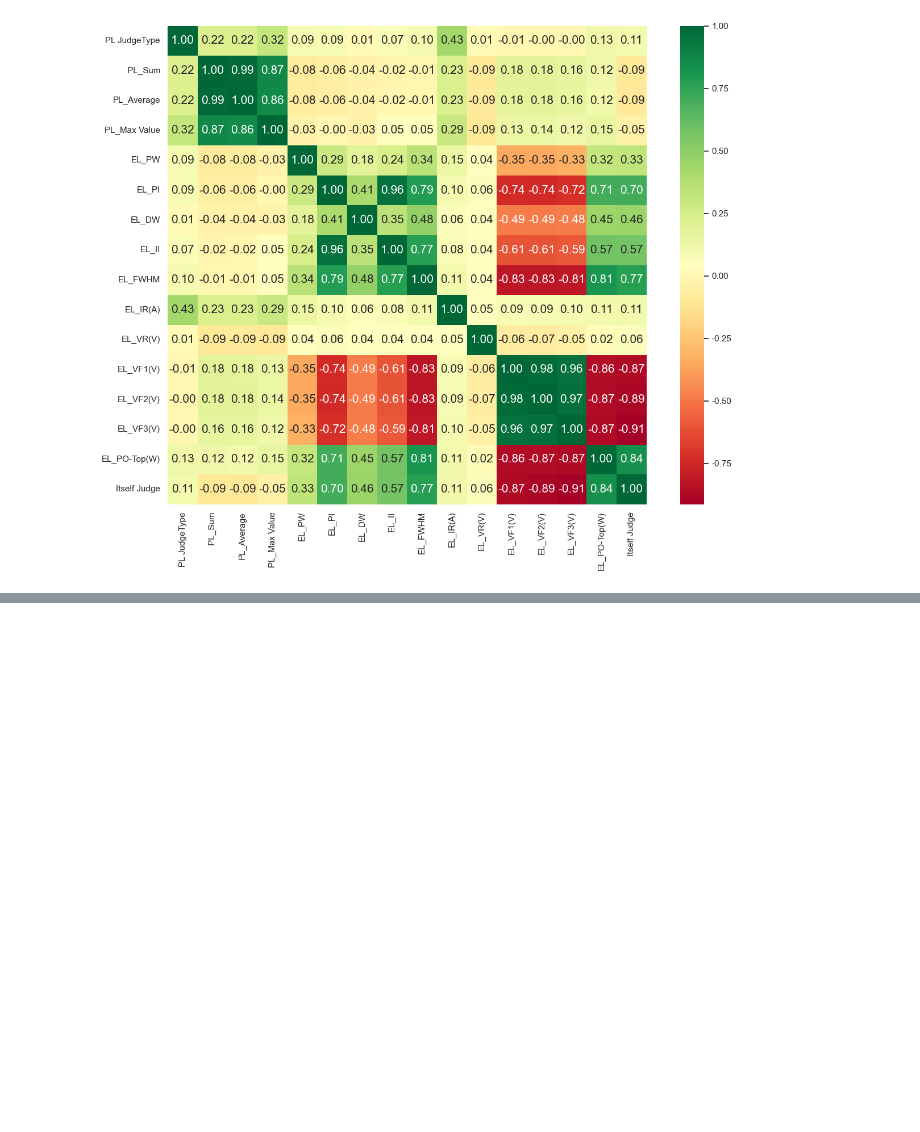
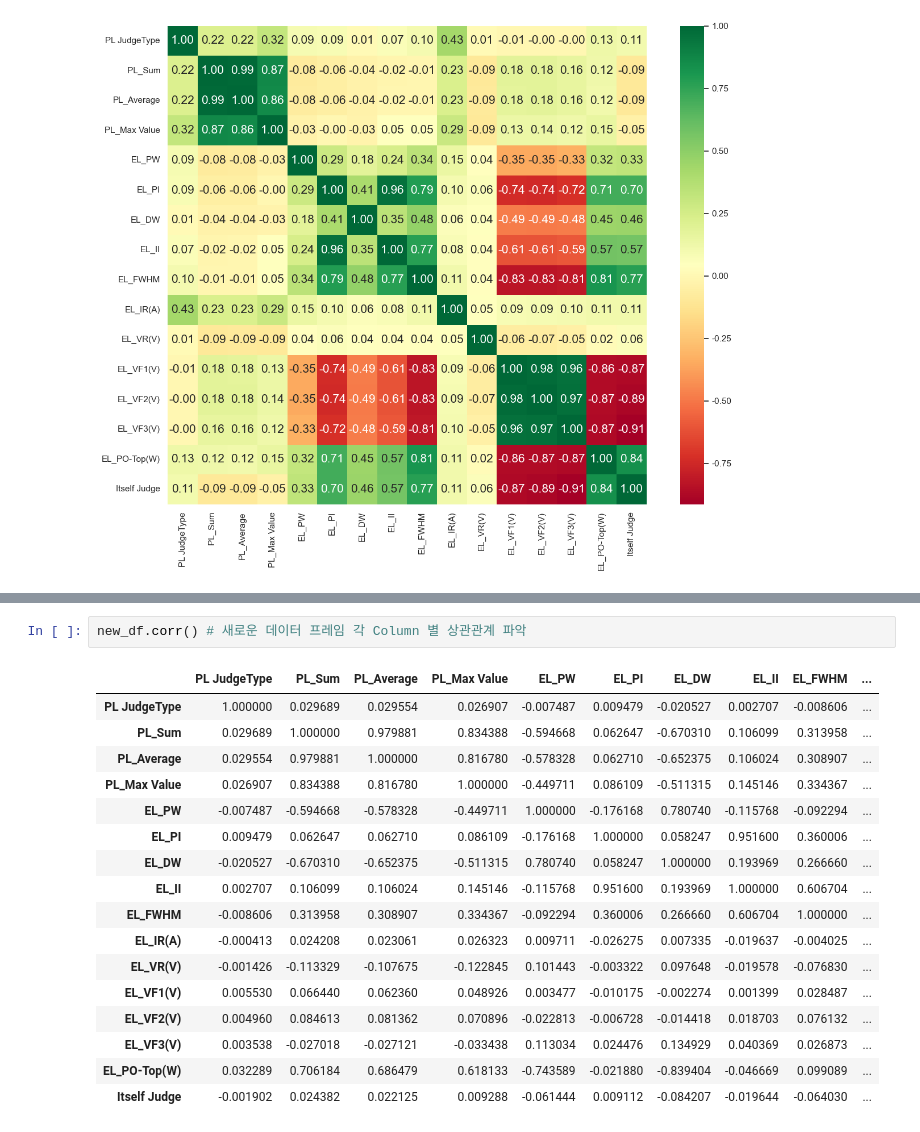
Before and after one commit to YKgroup-HYU/micro_led_analysis, a Jupyter notebook: doc/Final Document.ipynb, the cells around one changed output, grey strips where cells are left out. Saved outputs shown, nothing was run; the diff lists cells and outputs as text; blank space fills up the shorter version.

```diff
--- a/doc/Final Document.ipynb
+++ b/doc/Final Document.ipynb
@@ -149,0 +214,20 @@ plt.show()
+# %%
+new_df.corr() # 새로운 데이터 프레임 각 Column 별 상관관계 파악
+# %% [output]
+|  | PL JudgeType | PL_Sum | PL_Average | PL_Max Value | EL_PW | EL_PI | EL_DW | EL_II | EL_FWHM | ... |
+| PL JudgeType | 1.000000 | 0.029689 | 0.029554 | 0.026907 | -0.007487 | 0.009479 | -0.020527 | 0.002707 | -0.008606 | ... |
+| PL_Sum | 0.029689 | 1.000000 | 0.979881 | 0.834388 | -0.594668 | 0.062647 | -0.670310 | 0.106099 | 0.313958 | ... |
+| PL_Average | 0.029554 | 0.979881 | 1.000000 | 0.816780 | -0.578328 | 0.062710 | -0.652375 | 0.106024 | 0.308907 | ... |
+| PL_Max Value | 0.026907 | 0.834388 | 0.816780 | 1.000000 | -0.449711 | 0.086109 | -0.511315 | 0.145146 | 0.334367 | ... |
+| EL_PW | -0.007487 | -0.594668 | -0.578328 | -0.449711 | 1.000000 | -0.176168 | 0.780740 | -0.115768 | -0.092294 | ... |
+| EL_PI | 0.009479 | 0.062647 | 0.062710 | 0.086109 | -0.176168 | 1.000000 | 0.058247 | 0.951600 | 0.360006 | ... |
+| EL_DW | -0.020527 | -0.670310 | -0.652375 | -0.511315 | 0.780740 | 0.058247 | 1.000000 | 0.193969 | 0.266660 | ... |
+| EL_II | 0.002707 | 0.106099 | 0.106024 | 0.145146 | -0.115768 | 0.951600 | 0.193969 | 1.000000 | 0.606704 | ... |
+| EL_FWHM | -0.008606 | 0.313958 | 0.308907 | 0.334367 | -0.092294 | 0.360006 | 0.266660 | 0.606704 | 1.000000 | ... |
+| EL_IR(A) | -0.000413 | 0.024208 | 0.023061 | 0.026323 | 0.009711 | -0.026275 | 0.007335 | -0.019637 | -0.004025 | ... |
+| EL_VR(V) | -0.001426 | -0.113329 | -0.107675 | -0.122845 | 0.101443 | -0.003322 | 0.097648 | -0.019578 | -0.076830 | ... |
+| EL_VF1(V) | 0.005530 | 0.066440 | 0.062360 | 0.048926 | 0.003477 | -0.010175 | -0.002274 | 0.001399 | 0.028487 | ... |
+| EL_VF2(V) | 0.004960 | 0.084613 | 0.081362 | 0.070896 | -0.022813 | -0.006728 | -0.014418 | 0.018703 | 0.076132 | ... |
+| EL_VF3(V) | 0.003538 | -0.027018 | -0.027121 | -0.033438 | 0.113034 | 0.024476 | 0.134929 | 0.040369 | 0.026873 | ... |
+| EL_PO-Top(W) | 0.032289 | 0.706184 | 0.686479 | 0.618133 | -0.743589 | -0.021880 | -0.839404 | -0.046669 | 0.099089 | ... |
+| Itself Judge | -0.001902 | 0.024382 | 0.022125 | 0.009288 | -0.061444 | 0.009112 | -0.084207 | -0.019644 | -0.064030 | ... |
```
Also changed, not shown: parts of 7 cells of this notebook, 7 other files.
